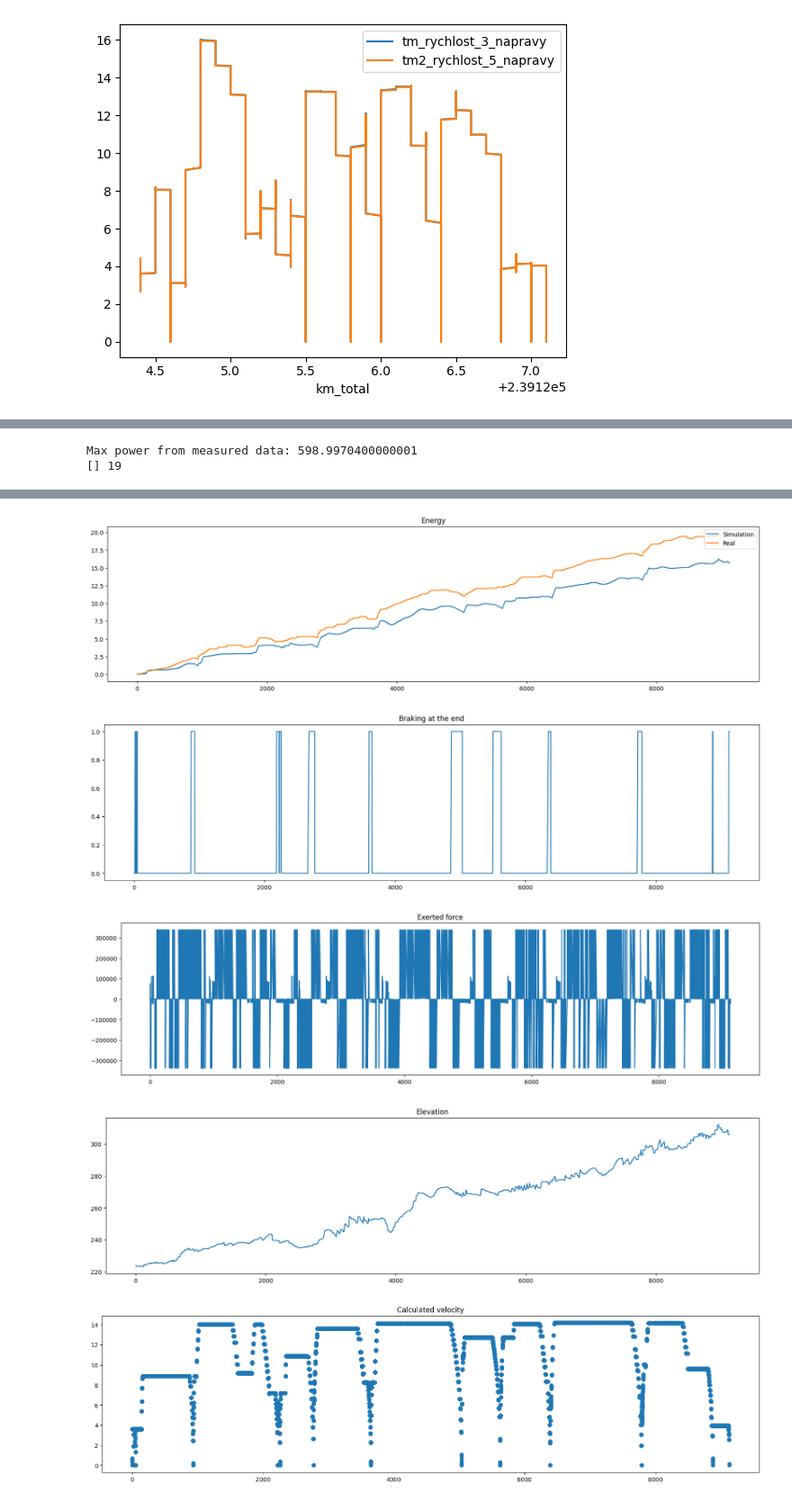
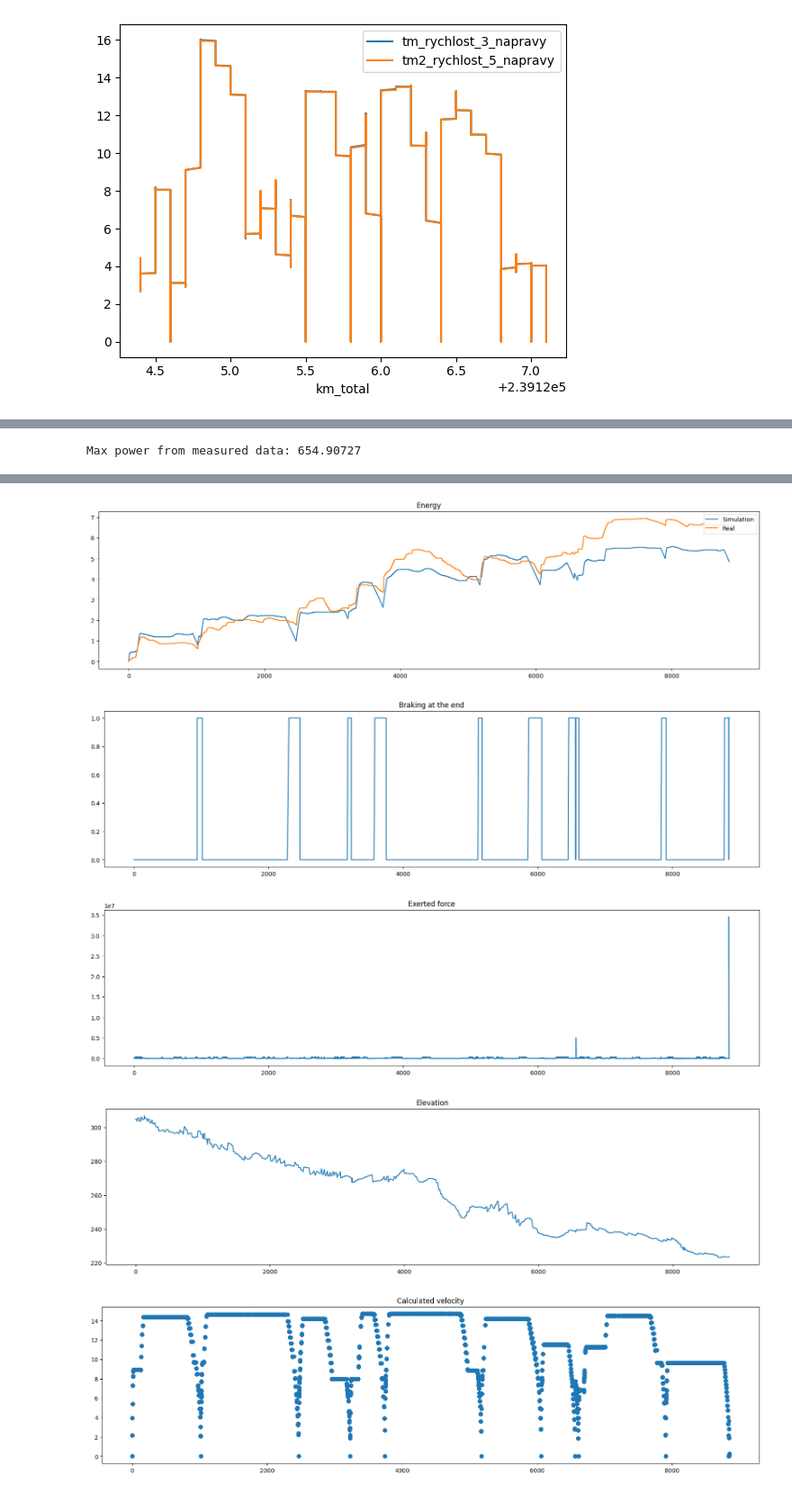
Before and after one commit to Sawy7/trainmap-consumption-api, a Jupyter notebook: tram-exploration/tram-exploration.ipynb, the cells around one changed output, grey strips where cells are left out. Shown at 90% size. Saved outputs shown, nothing was run; the diff lists cells and outputs as text; code cells hidden in the pictures.

```diff
--- a/tram-exploration/tram-exploration.ipynb
+++ b/tram-exploration/tram-exploration.ipynb
@@ -162,7 +162,7 @@ def compare_data(csv_path: str, geojson_path: str):
     # Calculated data
     c = Consumption()
     c.params["mass_locomotive"] = 34500
-    c.variable_params["Recuperation coefficient"] = 0.2
+    c.variable_params["Recuperation coefficient"] = 0.3
     c.load_from_file(geojson_path)
 
     # Measured data
@@ -195,10 +195,9 @@ def compare_data(csv_path: str, geojson_path: str):
             if i == 0:
                 continue
             slice = df["tm_rychlost_3_napravy"][result[i-1]:r]
-            if len(slice)/2 < len([x for x in slice if x == 0]):
+            if len(slice) < 100 or len(slice)/2 < len([x for x in slice if x <= 0]):
                 to_remove.append(i-1)
         to_remove.reverse()
-        print(to_remove, len(result))
         for i in to_remove:
             del result[i]
 
@@ -268,20 +267,19 @@ def compare_data(csv_path: str, geojson_path: str):
 
     return c.series
 
-compare_data(
-    "../testing-data/DPO/Jízda_Poruba_Zátiší_20.04.2022/01-Vozovna-Vresinska_2022-04-20.csv",
-    "../testing-data/DPO/Jízda_Poruba_Zátiší_20.04.2022/01-Vozovna-Vresinska_2022-04-20.geojson"
-)
+# compare_data(
+#     "../testing-data/DPO/Jízda_Poruba_Zátiší_20.04.2022/01-Vozovna-Vresinska_2022-04-20.csv",
+#     "../testing-data/DPO/Jízda_Poruba_Zátiší_20.04.2022/01-Vozovna-Vresinska_2022-04-20.geojson"
+# )
 
 # compare_data(
 #     "../testing-data/DPO/Jízda_Poruba_Zátiší_20.04.2022/02-Vresinska-Zatisi_2022-04-20.csv",
 #     "../testing-data/DPO/Jízda_Poruba_Zátiší_20.04.2022/02-Vresinska-Zatisi_2022-04-20.geojson"
 # )
 
-# compare_data(
-#     "../testing-data/DPO/Jízda_Poruba_Zátiší_20.04.2022/03-Zatisi-Vresinska_2022-04-20.csv",
-#     "../testing-data/DPO/Jízda_Poruba_Zátiší_20.04.2022/03-Zatisi-Vresinska_2022-04-20.geojson"
-# )
+compare_data(
+    "../testing-data/DPO/Jízda_Poruba_Zátiší_20.04.2022/03-Zatisi-Vresinska_2022-04-20.csv",
+    "../testing-data/DPO/Jízda_Poruba_Zátiší_20.04.2022/03-Zatisi-Vresinska_2022-04-20.geojson"
+)
 # %% [output]
-Max power from measured data: 598.9970400000001
-[] 19
+Max power from measured data: 654.90727
@@ -300,5 +289,5 @@ Real final energy: 19.862349672311073
-[figure, old version]
+[figure, new version]
-[figure, old version]
+[figure, new version]
-[figure, old version]
+[figure, new version]
-[figure, old version]
+[figure, new version]
-[figure, old version]
+[figure, new version]
```
Also changed, not shown: parts of 1 cell of this notebook, 1 other file.
